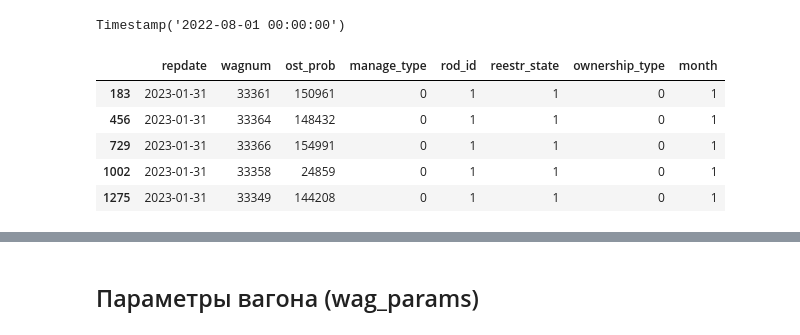
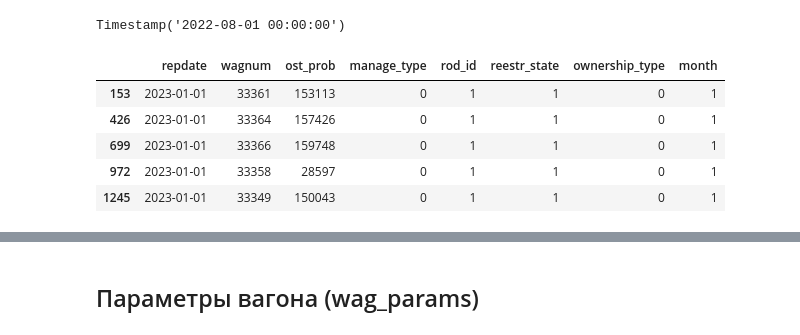
Before and after one commit to apet105/dod_datawagon, a Jupyter notebook: Data_prep_mayer/Data_prep+Feature_engineering.ipynb, the cells around one changed output, grey strips where cells are left out. Cells and saved outputs as stored; diff of their text form; code cells hidden in the pictures.

```diff
--- a/Data_prep_mayer/Data_prep+Feature_engineering.ipynb
+++ b/Data_prep_mayer/Data_prep+Feature_engineering.ipynb
@@ -146,11 +71,11 @@ wag_prob['repdate'].min()
 # %% [output]
 Timestamp('2022-08-01 00:00:00')
 # %%
-wag_prob[wag_prob['repdate'] == wag_prob['repdate'].max()].head()
+wag_prob[wag_prob['repdate'] == month_to_predict].head()
 # %% [output]
 |  | repdate | wagnum | ost_prob | manage_type | rod_id | reestr_state | ownership_type | month |
-| 183 | 2023-01-31 | 33361 | 150961 | 0 | 1 | 1 | 0 | 1 |
-| 456 | 2023-01-31 | 33364 | 148432 | 0 | 1 | 1 | 0 | 1 |
-| 729 | 2023-01-31 | 33366 | 154991 | 0 | 1 | 1 | 0 | 1 |
-| 1002 | 2023-01-31 | 33358 | 24859 | 0 | 1 | 1 | 0 | 1 |
-| 1275 | 2023-01-31 | 33349 | 144208 | 0 | 1 | 1 | 0 | 1 |
+| 153 | 2023-01-01 | 33361 | 153113 | 0 | 1 | 1 | 0 | 1 |
+| 426 | 2023-01-01 | 33364 | 157426 | 0 | 1 | 1 | 0 | 1 |
+| 699 | 2023-01-01 | 33366 | 159748 | 0 | 1 | 1 | 0 | 1 |
+| 972 | 2023-01-01 | 33358 | 28597 | 0 | 1 | 1 | 0 | 1 |
+| 1245 | 2023-01-01 | 33349 | 150043 | 0 | 1 | 1 | 0 | 1 |
```
Also changed, not shown: parts of 49 cells of this notebook.
